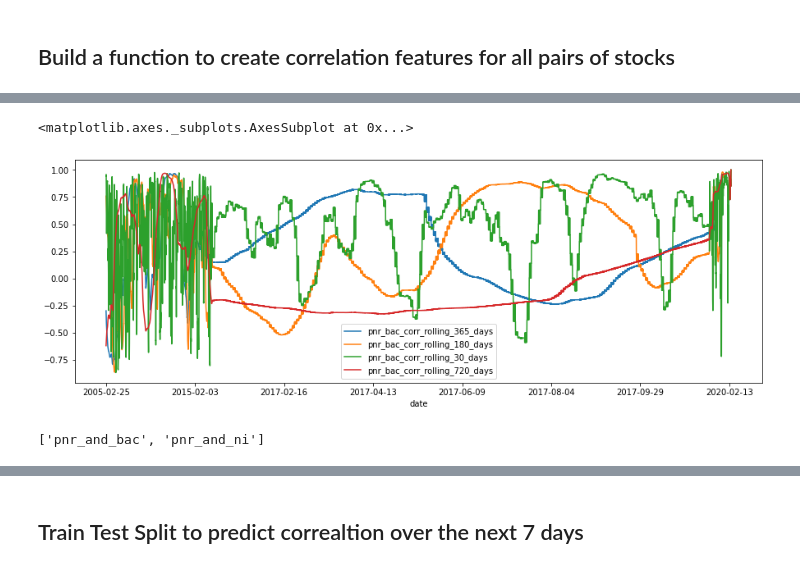
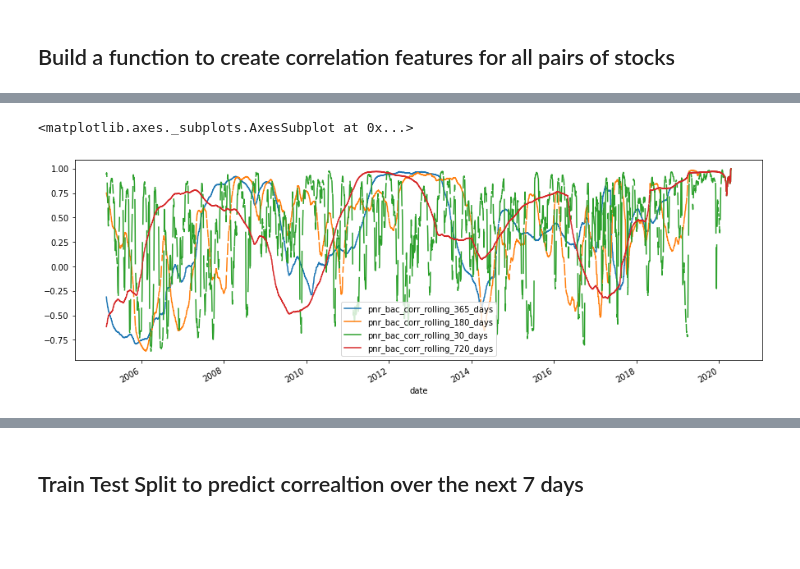
Before and after one commit to jonhilgart22/daily_trading, a Jupyter notebook: notebooks/train_model.ipynb, the cells around one changed output, grey strips where cells are left out. Drawn from its saved outputs; the diff is of its cells as text; code cells hidden in the pictures; blank space fills up the shorter version.

Commit message:
fix bug with overlapping dates

```diff
--- a/notebooks/train_model.ipynb
+++ b/notebooks/train_model.ipynb
@@ -258,8 +296,6 @@ def build_correlation_dfs(dict_of_stocks_and_dfs, n_day_rolling_features_list=[
 
 #                 if rolling_idx == 0: # only add in volume features once
 #                 if f"{first_stock_name}_volume" in
-                features_df[f"{second_stock_name}_volume"] = list(second_stock_df.volume)
-
 
                 if (f"{first_stock_name}_volume" not in features_df.columns) and (rolling_idx == 0):
                     print('adding first stock volume')
@@ -278,7 +314,8 @@ def build_correlation_dfs(dict_of_stocks_and_dfs, n_day_rolling_features_list=[
                     print(features_df.info(), 'features_df df')
                     all_features_df = all_features_df.join(features_df.set_index('date'), on='date', lsuffix='_left')
 
-            all_features_df = final_feature_df.join(all_features_df.set_index('date'), on='date')
+            all_features_df.date = pd.to_datetime(all_features_df.date)
+            final_feature_df = final_feature_df.join(all_features_df.set_index('date'), on='date')
             print('all_features_df', all_features_df.head())
 
 #                     final_df.join(all_features_df)
@@ -294,7 +331,7 @@ def build_correlation_dfs(dict_of_stocks_and_dfs, n_day_rolling_features_list=[
 
     end_time = time.time()
     print(f"Total time {(end_time-start_time) / 60} minutes")
-    return stock_features_dict
+    return final_feature_df
 
 
 
@@ -469,6 +521,6 @@ final_stock_df['pnr_and_bac'].date
 # %%
-final_stock_df['pnr_and_bac'].set_index('date')[['pnr_bac_corr_rolling_365_days','pnr_bac_corr_rolling_180_days',
+final_stock_df[['pnr_bac_corr_rolling_365_days','pnr_bac_corr_rolling_180_days',
                                                 'pnr_bac_corr_rolling_30_days', 'pnr_bac_corr_rolling_720_days']].plot(figsize=(15,5))
 # %% [output]
 <matplotlib.axes._subplots.AxesSubplot at 0x...>
-[figure, old version]
+[figure, new version]
@@ -477,5 +527 @@ final_stock_df['pnr_and_bac'].set_index('date')[['pnr_bac_corr_rolling_365_days'
-# %%
-list(final_stock_df.keys())[:2]
-# %% [output]
-['pnr_and_bac', 'pnr_and_ni']
 # %%
```
Also changed, not shown: parts of 27 cells of this notebook, 3 other files.
